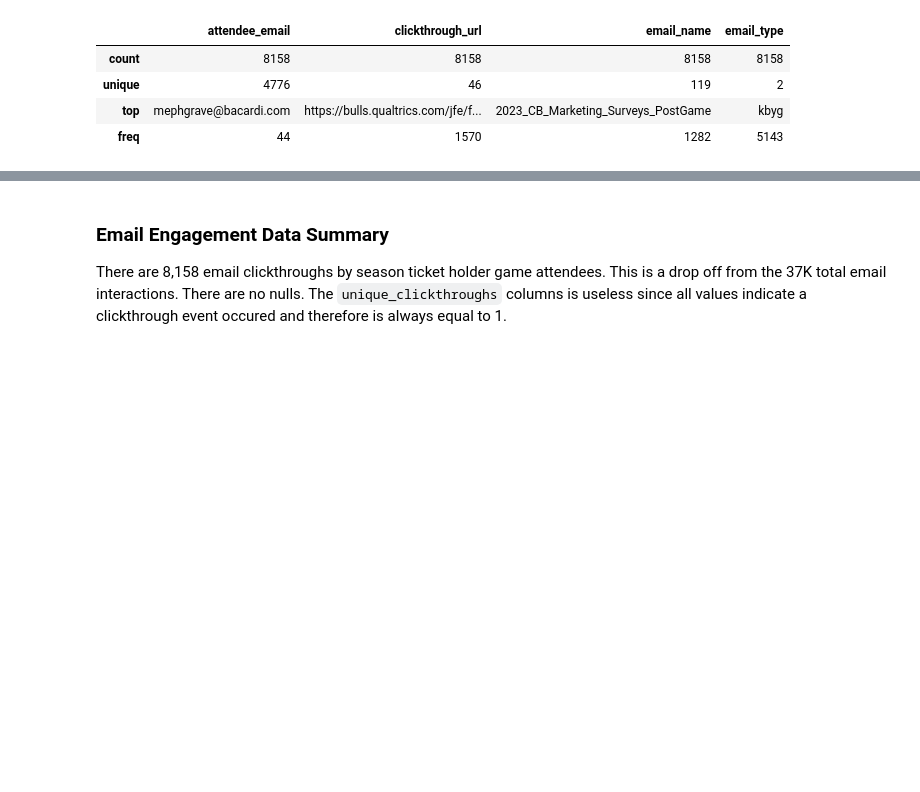
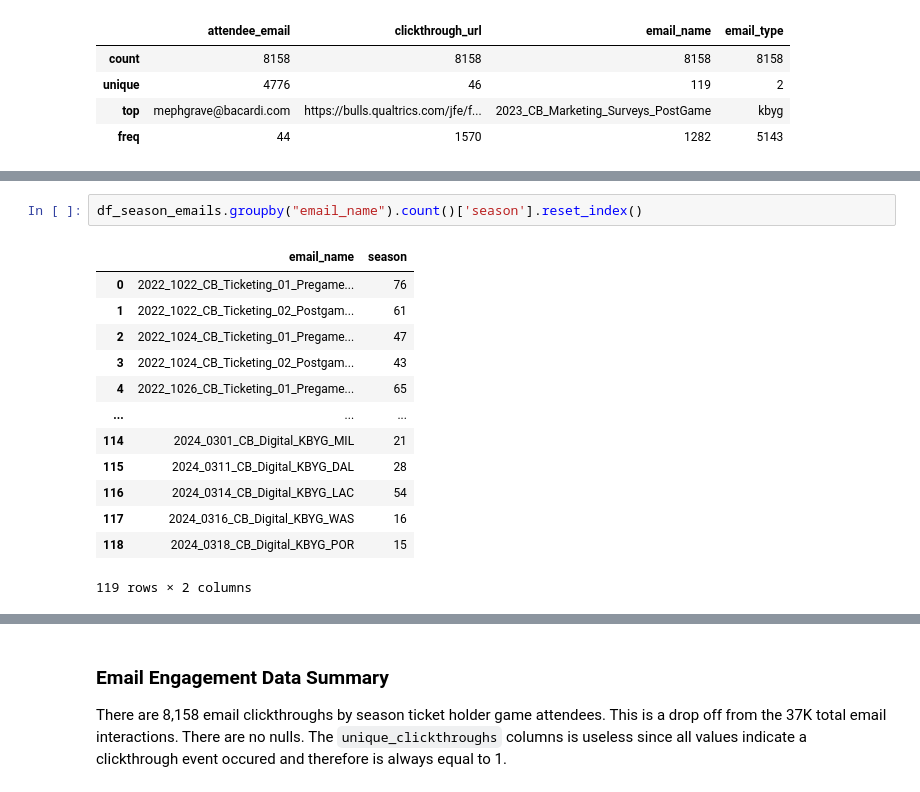
Before and after one commit to mathewj1/acl_spring_24_bulls2, a Jupyter notebook: notebooks/data_eda.ipynb, the cells around one changed output, grey strips where cells are left out. Cells and saved outputs as stored; diff of their text form; blank space fills up the shorter version.

```diff
--- a/notebooks/data_eda.ipynb
+++ b/notebooks/data_eda.ipynb
@@ -257,0 +275,16 @@ df_season_emails.describe(include=['O'])
+# %%
+df_season_emails.groupby("email_name").count()['season'].reset_index()
+# %% [output]
+|  | email_name | season |
+| 0 | 2022_1022_CB_Ticketing_01_Pregame... | 76 |
+| 1 | 2022_1022_CB_Ticketing_02_Postgam... | 61 |
+| 2 | 2022_1024_CB_Ticketing_01_Pregame... | 47 |
+| 3 | 2022_1024_CB_Ticketing_02_Postgam... | 43 |
+| 4 | 2022_1026_CB_Ticketing_01_Pregame... | 65 |
+| ... | ... | ... |
+| 114 | 2024_0301_CB_Digital_KBYG_MIL | 21 |
+| 115 | 2024_0311_CB_Digital_KBYG_DAL | 28 |
+| 116 | 2024_0314_CB_Digital_KBYG_LAC | 54 |
+| 117 | 2024_0316_CB_Digital_KBYG_WAS | 16 |
+| 118 | 2024_0318_CB_Digital_KBYG_POR | 15 |
+119 rows × 2 columns
```
Also changed, not shown: parts of 14 cells of this notebook, 7 other files.
